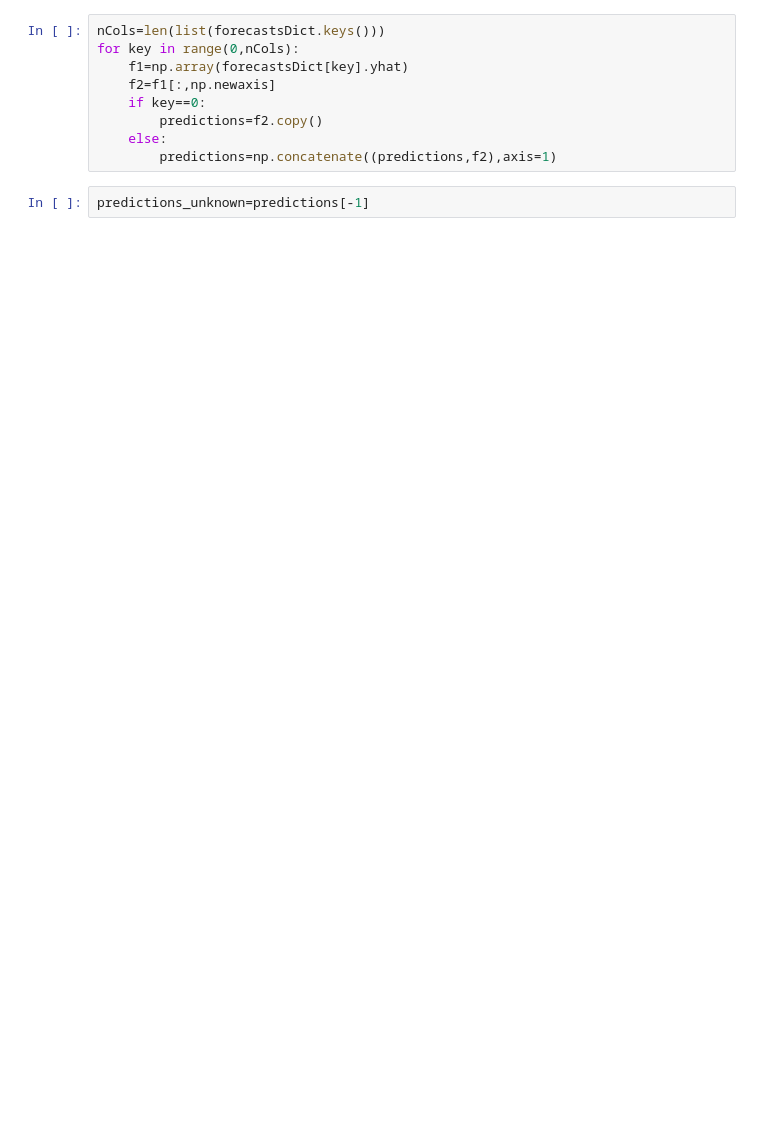
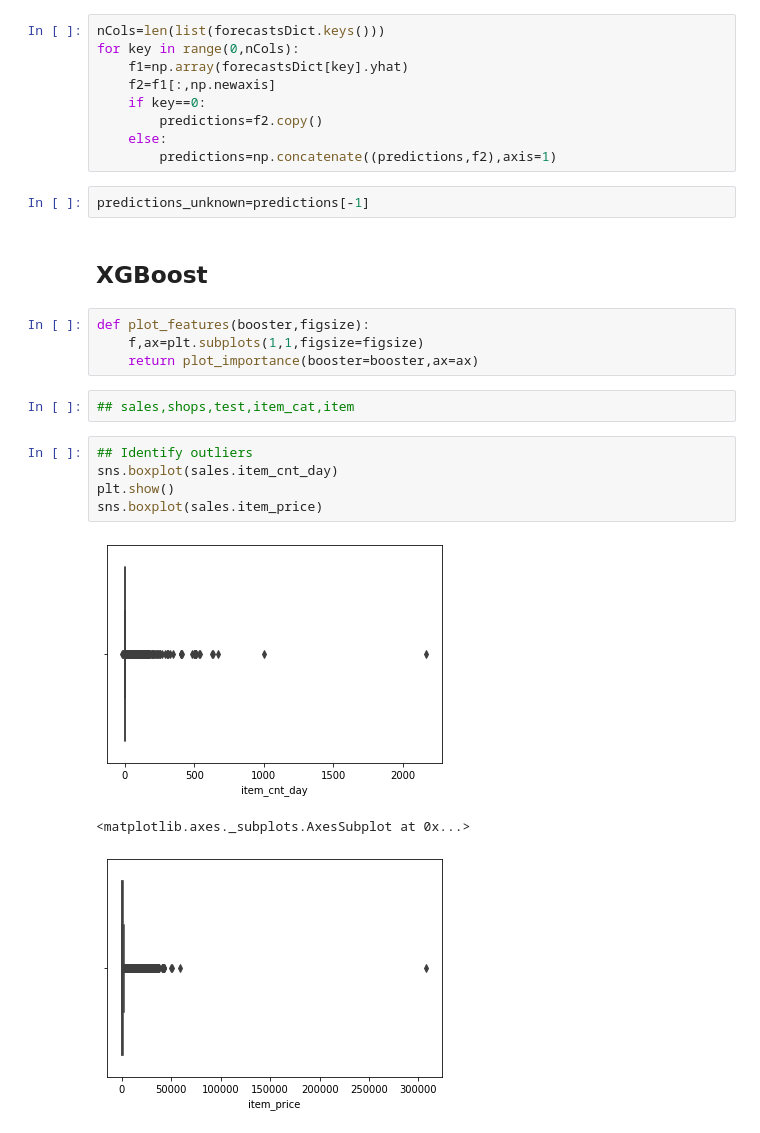
Before and after one commit to Teake1404/Shuqing-Ke-s-Python-Code-Projects, a Jupyter notebook: predict_future_sales.ipynb, the cells around one changed output. Drawn from its saved outputs; the diff is of its cells as text; blank space fills up the shorter version.

Commit message:
Added Xgboost

```diff
--- a/predict_future_sales.ipynb
+++ b/predict_future_sales.ipynb
@@ -349,3 +360,20 @@ for key in range(0,nCols):
         predictions=np.concatenate((predictions,f2),axis=1)
 # %%
 predictions_unknown=predictions[-1]
+# %% [markdown]
+## XGBoost
+# %%
+def plot_features(booster,figsize):
+    f,ax=plt.subplots(1,1,figsize=figsize)
+    return plot_importance(booster=booster,ax=ax)
+# %%
+## sales,shops,test,item_cat,item
+# %%
+## Identify outliers
+sns.boxplot(sales.item_cnt_day)
+plt.show()
+sns.boxplot(sales.item_price)
+# %% [output]
+[figure, added]
+<matplotlib.axes._subplots.AxesSubplot at 0x...>
+[figure, added]
```
Also changed, not shown: parts of 31 cells of this notebook.
